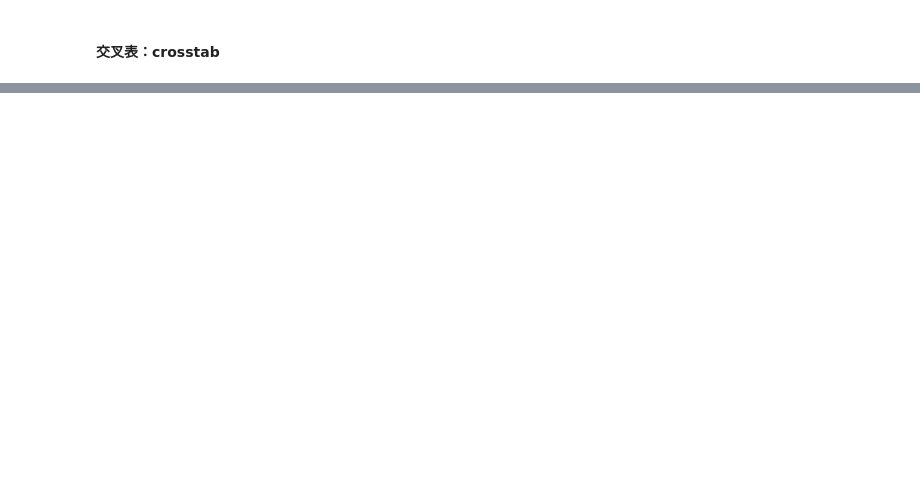
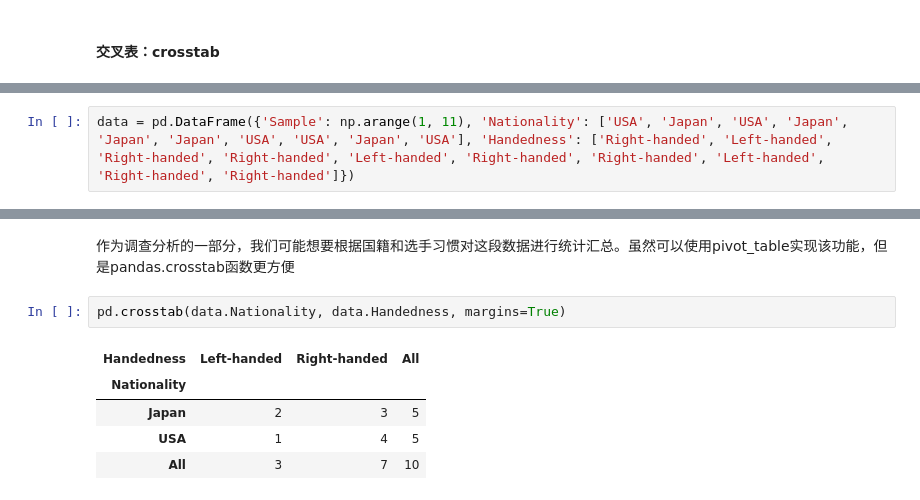
Before and after one commit to 519945722/Date-Analysis-with-python, a Jupyter notebook: 10_数据聚合与分组运算/groupby分组和数据聚合.ipynb, the cells around one changed output, grey strips where cells are left out. Saved outputs shown, nothing was run; the diff lists cells and outputs as text; blank space fills up the shorter version.

```diff
--- a/10_数据聚合与分组运算/groupby分组和数据聚合.ipynb
+++ b/10_数据聚合与分组运算/groupby分组和数据聚合.ipynb
@@ -1293,0 +1324,2 @@ NameError: name 'tips' is not defined
+# %%
+data = pd.DataFrame({'Sample': np.arange(1, 11), 'Nationality': ['USA', 'Japan', 'USA', 'Japan', 'Japan', 'Japan', 'USA', 'USA', 'Japan', 'USA'], 'Handedness': ['Right-handed', 'Left-handed', 'Right-handed', 'Right-handed', 'Left-handed', 'Right-handed', 'Right-handed', 'Left-handed', 'Right-handed', 'Right-handed']})
@@ -1293,0 +1340,10 @@ NameError: name 'tips' is not defined
+# %% [markdown]
+作为调查分析的一部分，我们可能想要根据国籍和选手习惯对这段数据进行统计汇总。虽然可以使用pivot_table实现该功能，但是pandas.crosstab函数更方便
+# %%
+pd.crosstab(data.Nationality, data.Handedness, margins=True)
+# %% [output]
+| Handedness | Left-handed | Right-handed | All |
+| Nationality |  |  |  |
+| Japan | 2 | 3 | 5 |
+| USA | 1 | 4 | 5 |
+| All | 3 | 7 | 10 |
```
Also changed, not shown: parts of 13 cells of this notebook.
